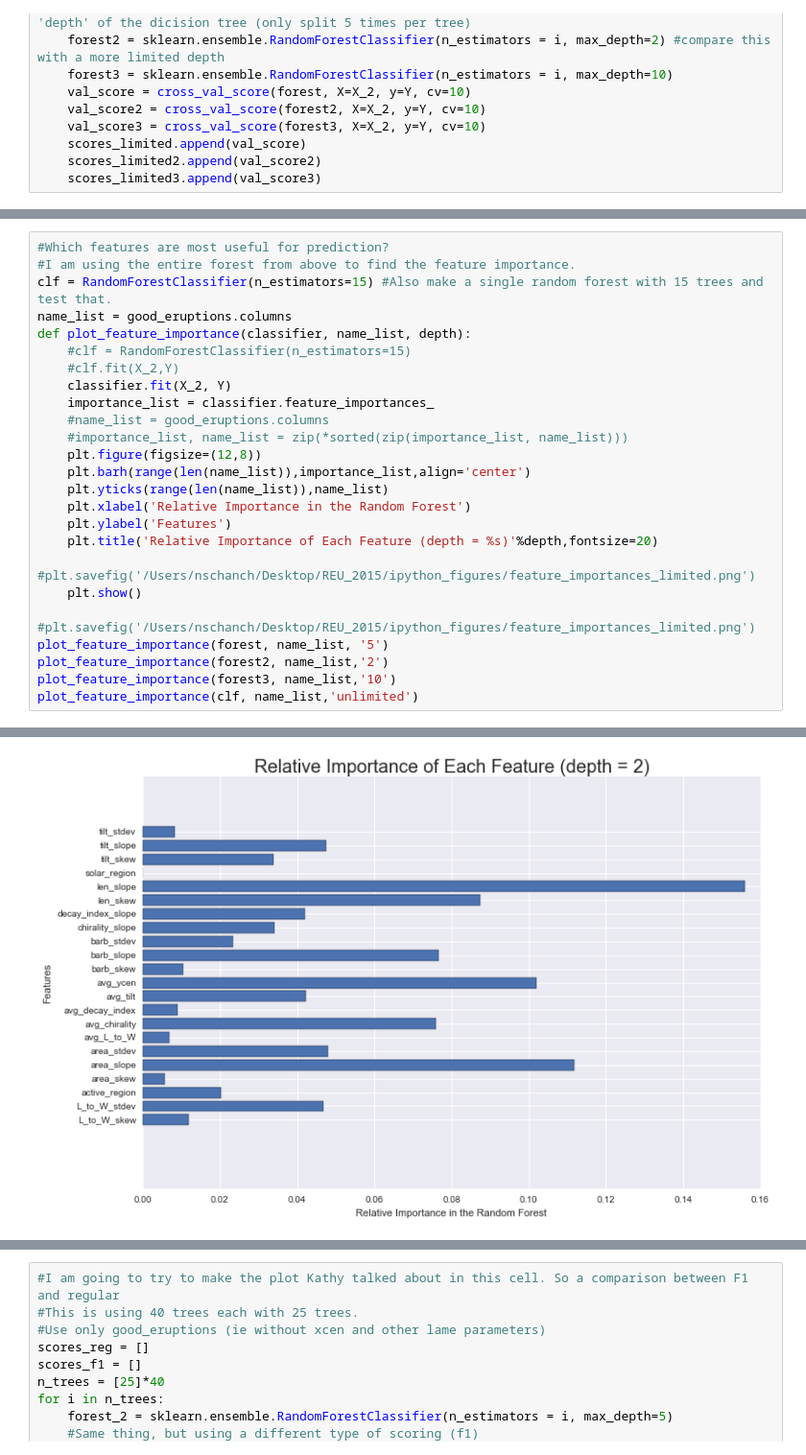
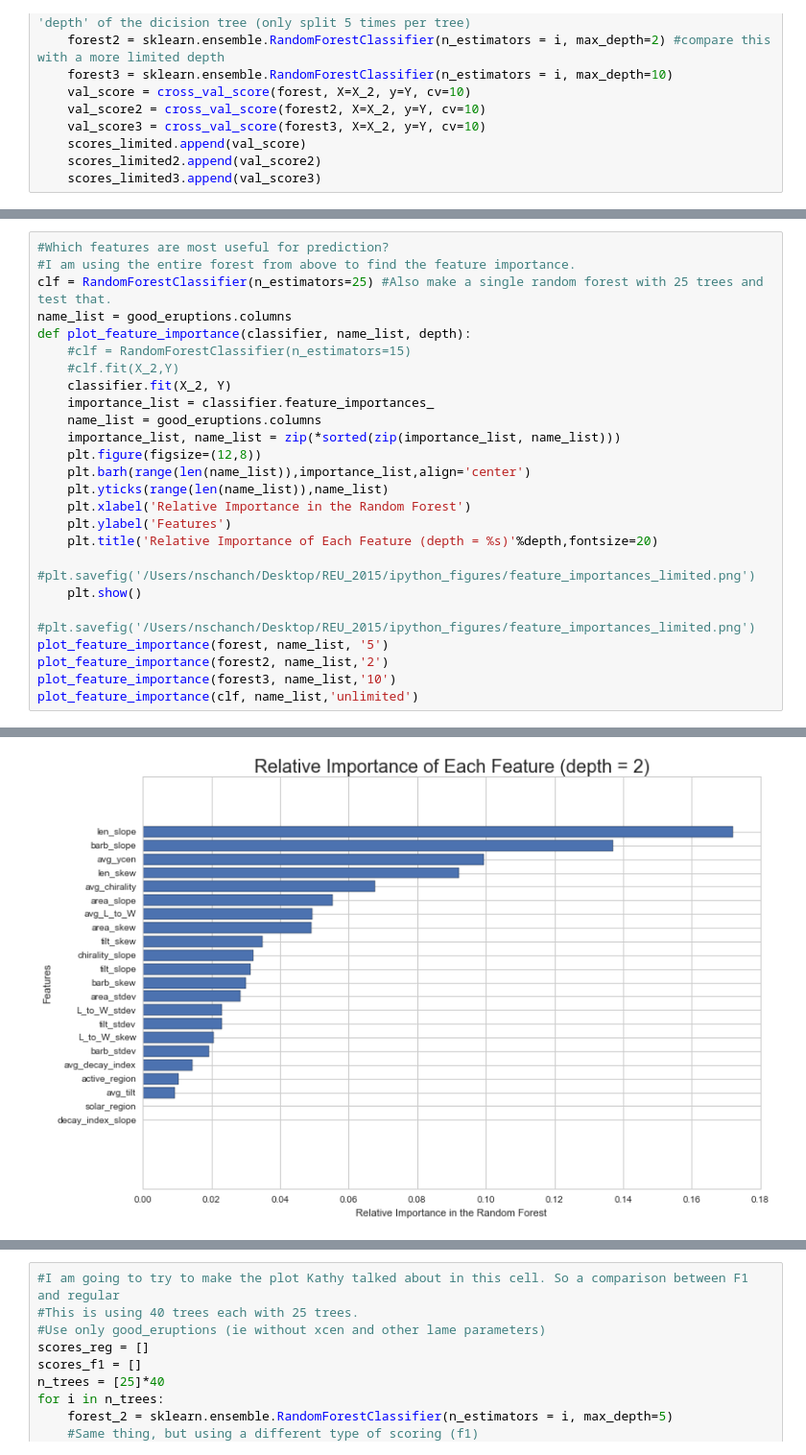
Before and after one commit to Nschanche/Filament_tracking, a Jupyter notebook: Filament_statistics.ipynb, the cells around one changed output, grey strips where cells are left out. Shown at 96% size. Saved outputs shown, nothing was run; the diff lists cells and outputs as text.

```diff
--- a/Filament_statistics.ipynb
+++ b/Filament_statistics.ipynb
@@ -831,15 +834,15 @@ plot_scores(scores_limited3, 10)
 # %%
 #Which features are most useful for prediction?
 #I am using the entire forest from above to find the feature importance.
-clf = RandomForestClassifier(n_estimators=15) #Also make a single random forest with 15 trees and test that.
+clf = RandomForestClassifier(n_estimators=25) #Also make a single random forest with 25 trees and test that.
 name_list = good_eruptions.columns
 def plot_feature_importance(classifier, name_list, depth):
     #clf = RandomForestClassifier(n_estimators=15)
     #clf.fit(X_2,Y)
     classifier.fit(X_2, Y)
     importance_list = classifier.feature_importances_
-    #name_list = good_eruptions.columns
-    #importance_list, name_list = zip(*sorted(zip(importance_list, name_list)))
+    name_list = good_eruptions.columns
+    importance_list, name_list = zip(*sorted(zip(importance_list, name_list)))
     plt.figure(figsize=(12,8))
     plt.barh(range(len(name_list)),importance_list,align='center')
     plt.yticks(range(len(name_list)),name_list)
@@ -858 +861 @@ plot_feature_importance(clf, name_list,'unlimited')
-[figure, old version]
+[figure, new version]
```
Also changed, not shown: parts of 25 cells of this notebook.
